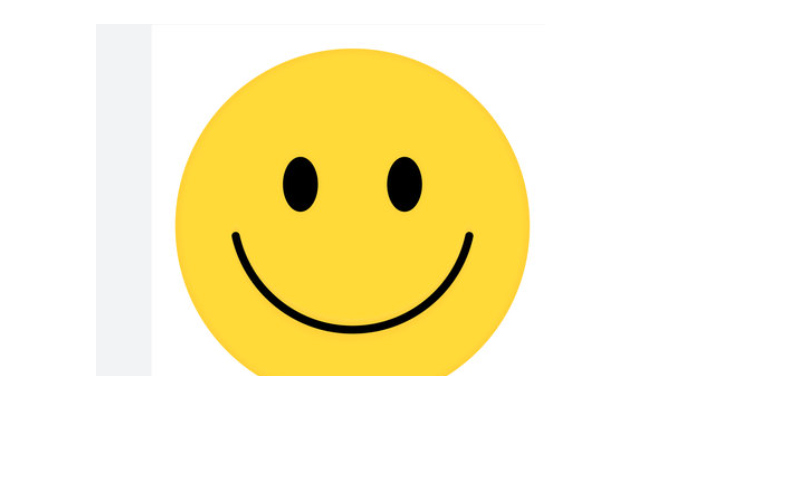
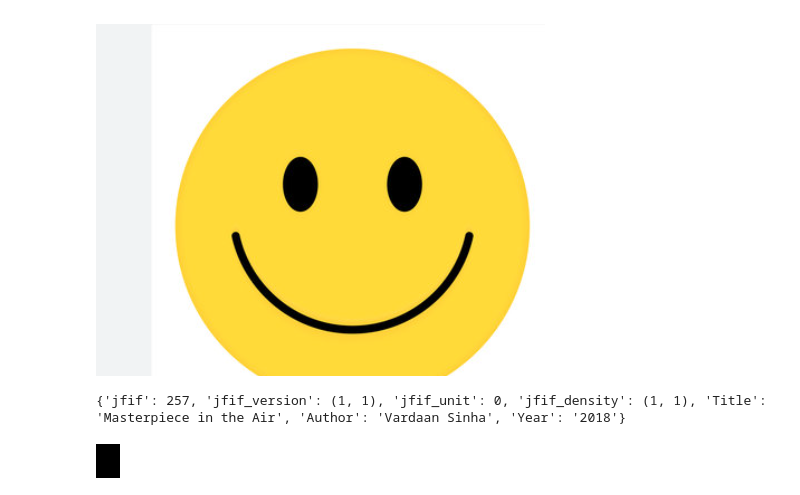
Before and after one commit to DeadshotLegend/Shivansh-Goel-Fast-Pages, a Jupyter notebook: _notebooks/2023-03-07-AP-unit2-2.ipynb, the cells around one changed output. Drawn from its saved outputs; the diff is of its cells as text; code cells hidden in the pictures; blank space fills up the shorter version.

```diff
--- a/_notebooks/2023-03-07-AP-unit2-2.ipynb
+++ b/_notebooks/2023-03-07-AP-unit2-2.ipynb
@@ -463,3 +463,37 @@ smile = Image.open("../images/smiley.PNG")
 display(smile)
 # %% [output]
 [figure]
+# %%
+import numpy as np
+from PIL import Image
+
+# Load the image
+image = Image.open('images/marble-goddess.jpg')
+
+image.info['Title'] = 'Masterpiece in the Air'
+image.info['Author'] = 'Vardaan Sinha'
+image.info['Year'] = '2018'
+
+img_array = np.asarray(image)
+
+binary_pixels = np.unpackbits(img_array, axis=-1)
+
+hex_pixels = np.apply_along_axis(lambda x: hex(int(''.join(map(str, x)), 2))[2:].zfill(2), -1, binary_pixels)
+
+black_image = np.copy(img_array)
+
+black_image[:, :, 0] = 0
+black_image[:, :, 1] = 0
+
+new_image = Image.fromarray(black_image)
+
+new_image.save('images/marble-goddess.jpg')
+
+resized_image = new_image.resize((new_image.width // 4, new_image.height // 4))
+
+print(image.info)
+
+resized_image.show()
+# %% [output]
+{'jfif': 257, 'jfif_version': (1, 1), 'jfif_unit': 0, 'jfif_density': (1, 1), 'Title': 'Masterpiece in the Air', 'Author': 'Vardaan Sinha', 'Year': '2018'}
+[figure, added]
```
Also changed, not shown: 4 other files.
